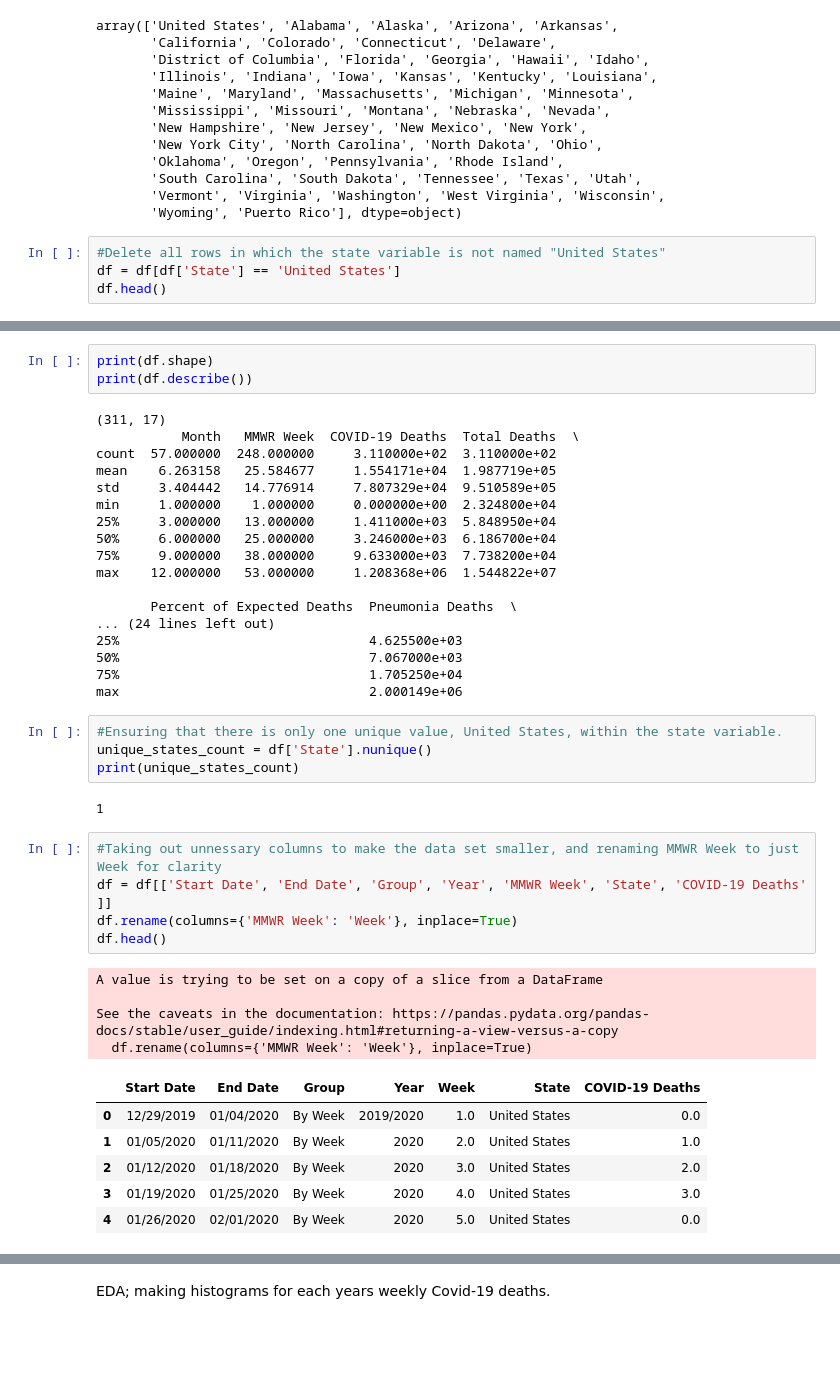
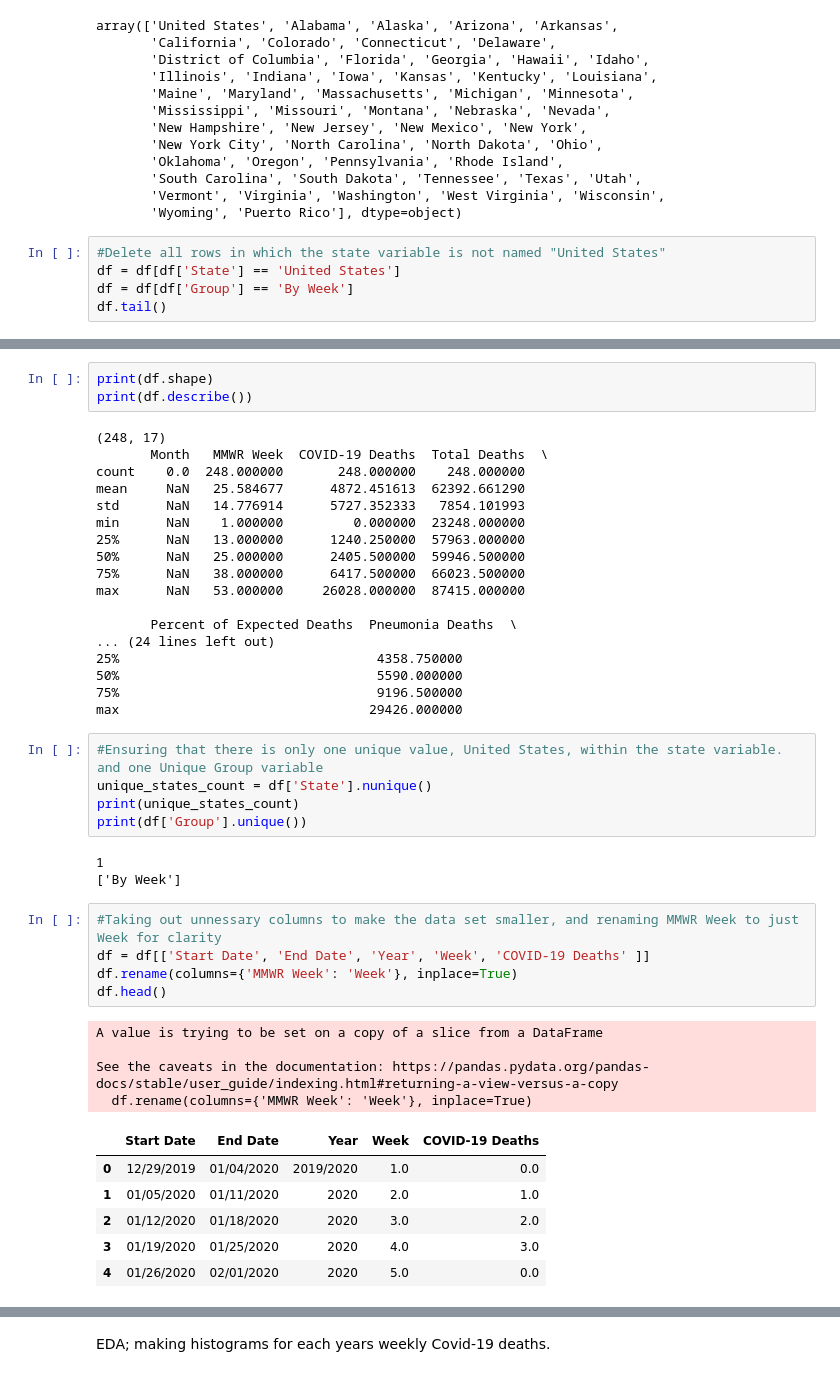
Before and after one commit to carolinehagood/covid-project, a Jupyter notebook: Cleaning_Covid_Death_Data.ipynb, the cells around one changed output, grey strips where cells are left out. Cells and saved outputs as stored; diff of their text form; blank space fills up the shorter version.

```diff
--- a/Cleaning_Covid_Death_Data.ipynb
+++ b/Cleaning_Covid_Death_Data.ipynb
@@ -64,6 +64,7 @@ array(['United States', 'Alabama', 'Alaska', 'Arizona', 'Arkansas',
 # %%
 #Delete all rows in which the state variable is not named "United States"
 df = df[df['State'] == 'United States']
-df.head()
+df = df[df['Group'] == 'By Week']
+df.tail()
 # %% [output]
 |  | Data as of | Start Date | End Date | Group | Year | Month | MMWR Week | Week Ending Date | State | ... |
@@ -76,45 +77,47 @@ df.head()
 print(df.shape)
 print(df.describe())
 # %% [output]
-(311, 17)
-           Month   MMWR Week  COVID-19 Deaths  Total Deaths  \
-count  57.000000  248.000000     3.110000e+02  3.110000e+02
-mean    6.263158   25.584677     1.554171e+04  1.987719e+05
-std     3.404442   14.776914     7.807329e+04  9.510589e+05
-min     1.000000    1.000000     0.000000e+00  2.324800e+04
-25%     3.000000   13.000000     1.411000e+03  5.848950e+04
-50%     6.000000   25.000000     3.246000e+03  6.186700e+04
-75%     9.000000   38.000000     9.633000e+03  7.738200e+04
-max    12.000000   53.000000     1.208368e+06  1.544822e+07
+(248, 17)
+       Month   MMWR Week  COVID-19 Deaths  Total Deaths  \
+count    0.0  248.000000       248.000000    248.000000
+mean     NaN   25.584677      4872.451613  62392.661290
+std      NaN   14.776914      5727.352333   7854.101993
+min      NaN    1.000000         0.000000  23248.000000
+25%      NaN   13.000000      1240.250000  57963.000000
+50%      NaN   25.000000      2405.500000  59946.500000
+75%      NaN   38.000000      6417.500000  66023.500000
+max      NaN   53.000000     26028.000000  87415.000000
 
        Percent of Expected Deaths  Pneumonia Deaths  \
 ... (24 lines left out)
-25%                                4.625500e+03
-50%                                7.067000e+03
-75%                                1.705250e+04
-max                                2.000149e+06
+25%                                 4358.750000
+50%                                 5590.000000
+75%                                 9196.500000
+max                                29426.000000
 # %%
-#Ensuring that there is only one unique value, United States, within the state variable.
+#Ensuring that there is only one unique value, United States, within the state variable. and one Unique Group variable
 unique_states_count = df['State'].nunique()
 print(unique_states_count)
+print(df['Group'].unique())
 # %% [output]
 1
+['By Week']
 # %%
 #Taking out unnessary columns to make the data set smaller, and renaming MMWR Week to just Week for clarity
-df = df[['Start Date', 'End Date', 'Group', 'Year', 'MMWR Week', 'State', 'COVID-19 Deaths' ]]
+df = df[['Start Date', 'End Date', 'Year', 'Week', 'COVID-19 Deaths' ]]
 df.rename(columns={'MMWR Week': 'Week'}, inplace=True)
 df.head()
 # %% [output]
 A value is trying to be set on a copy of a slice from a DataFrame
 
 See the caveats in the documentation: https://pandas.pydata.org/pandas-docs/stable/user_guide/indexing.html#returning-a-view-versus-a-copy
   df.rename(columns={'MMWR Week': 'Week'}, inplace=True)
-|  | Start Date | End Date | Group | Year | Week | State | COVID-19 Deaths |
-| 0 | 12/29/2019 | 01/04/2020 | By Week | 2019/2020 | 1.0 | United States | 0.0 |
-| 1 | 01/05/2020 | 01/11/2020 | By Week | 2020 | 2.0 | United States | 1.0 |
-| 2 | 01/12/2020 | 01/18/2020 | By Week | 2020 | 3.0 | United States | 2.0 |
-| 3 | 01/19/2020 | 01/25/2020 | By Week | 2020 | 4.0 | United States | 3.0 |
-| 4 | 01/26/2020 | 02/01/2020 | By Week | 2020 | 5.0 | United States | 0.0 |
+|  | Start Date | End Date | Year | Week | COVID-19 Deaths |
+| 0 | 12/29/2019 | 01/04/2020 | 2019/2020 | 1.0 | 0.0 |
+| 1 | 01/05/2020 | 01/11/2020 | 2020 | 2.0 | 1.0 |
+| 2 | 01/12/2020 | 01/18/2020 | 2020 | 3.0 | 2.0 |
+| 3 | 01/19/2020 | 01/25/2020 | 2020 | 4.0 | 3.0 |
+| 4 | 01/26/2020 | 02/01/2020 | 2020 | 5.0 | 0.0 |
 # %%
 # How many missing values are in clean data for week variable?
 df['Week'].isna().sum()
```
Also changed, not shown: parts of 4 cells of this notebook.
